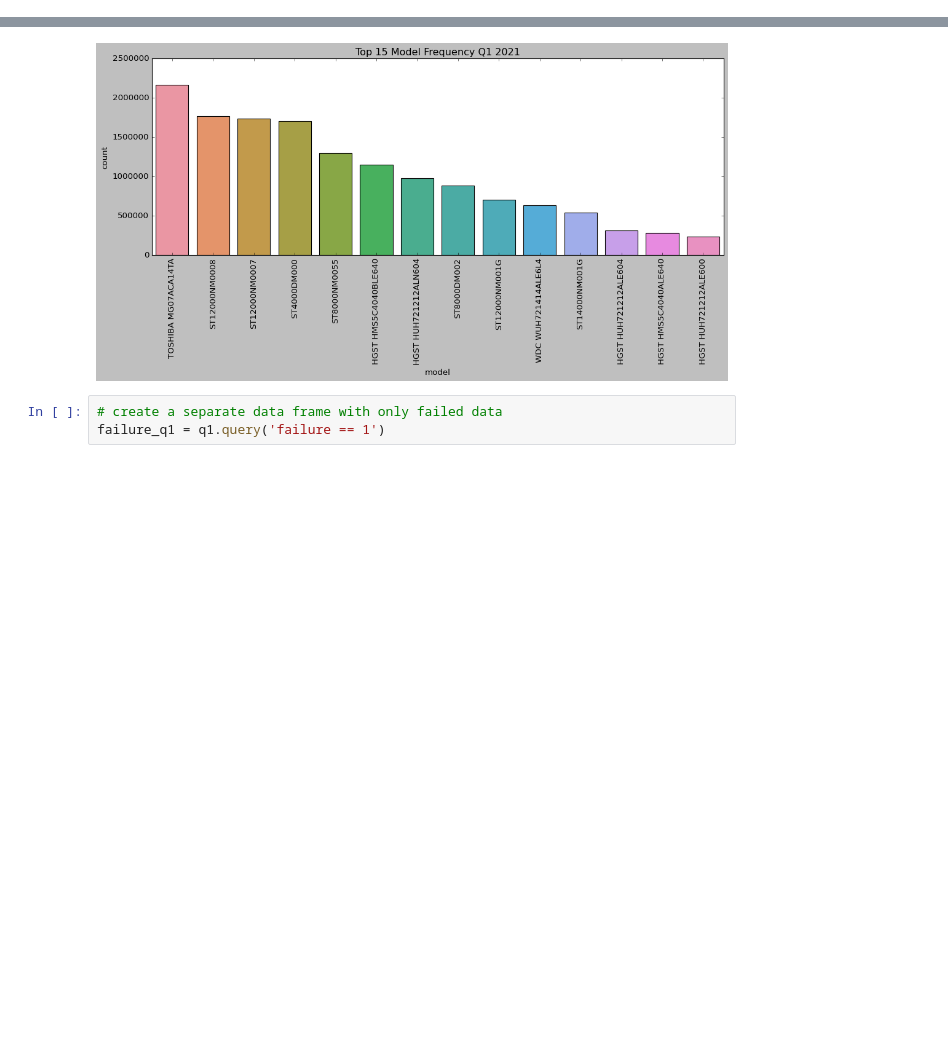
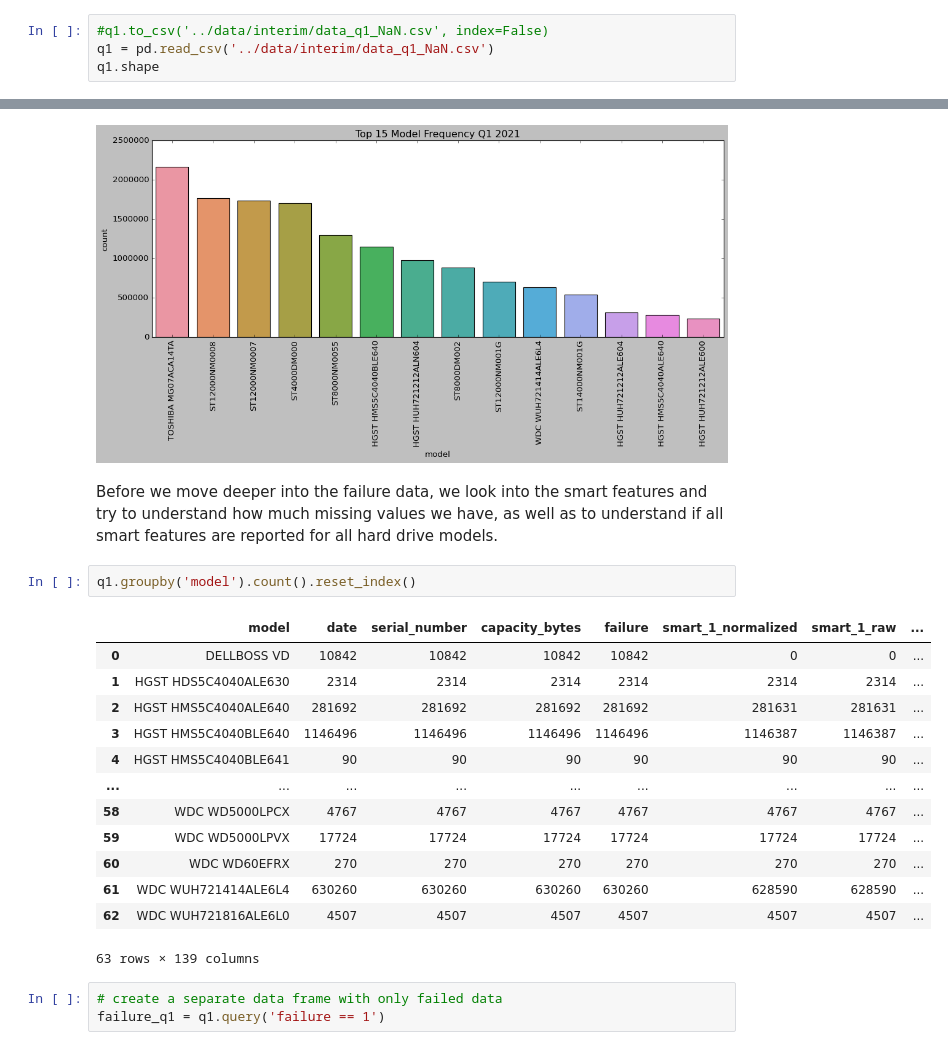
Before and after one commit to wcmphysics/DataScienceBootcamp-Capstone, a Jupyter notebook: notebooks/daniela_eda.ipynb, the cells around one changed output, grey strips where cells are left out. Drawn from its saved outputs; the diff is of its cells as text; blank space fills up the shorter version.

```diff
--- a/notebooks/daniela_eda.ipynb
+++ b/notebooks/daniela_eda.ipynb
@@ -199,0 +182,4 @@ q1.groupby('model').count()
+# %%
+#q1.to_csv('../data/interim/data_q1_NaN.csv', index=False)
+q1 = pd.read_csv('../data/interim/data_q1_NaN.csv')
+q1.shape
@@ -221,6 +209,24 @@ g.set_xticklabels(g.get_xticklabels(), rotation=90)
 g.set_title('Top 15 Model Frequency Q1 2021');
 # %% [output]
 [figure]
+# %% [markdown]
+Before we move deeper into the failure data, we look into the smart features and try to understand how much missing values we have, as well as to understand if all smart features are reported for all hard drive models.
+# %%
+q1.groupby('model').count().reset_index()
+# %% [output]
+|  | model | date | serial_number | capacity_bytes | failure | smart_1_normalized | smart_1_raw | ... |
+| 0 | DELLBOSS VD | 10842 | 10842 | 10842 | 10842 | 0 | 0 | ... |
+| 1 | HGST HDS5C4040ALE630 | 2314 | 2314 | 2314 | 2314 | 2314 | 2314 | ... |
+| 2 | HGST HMS5C4040ALE640 | 281692 | 281692 | 281692 | 281692 | 281631 | 281631 | ... |
+| 3 | HGST HMS5C4040BLE640 | 1146496 | 1146496 | 1146496 | 1146496 | 1146387 | 1146387 | ... |
+| 4 | HGST HMS5C4040BLE641 | 90 | 90 | 90 | 90 | 90 | 90 | ... |
+| ... | ... | ... | ... | ... | ... | ... | ... | ... |
+| 58 | WDC WD5000LPCX | 4767 | 4767 | 4767 | 4767 | 4767 | 4767 | ... |
+| 59 | WDC WD5000LPVX | 17724 | 17724 | 17724 | 17724 | 17724 | 17724 | ... |
+| 60 | WDC WD60EFRX | 270 | 270 | 270 | 270 | 270 | 270 | ... |
+| 61 | WDC WUH721414ALE6L4 | 630260 | 630260 | 630260 | 630260 | 628590 | 628590 | ... |
+| 62 | WDC WUH721816ALE6L0 | 4507 | 4507 | 4507 | 4507 | 4507 | 4507 | ... |
+63 rows × 139 columns
 # %%
 # create a separate data frame with only failed data
 failure_q1 = q1.query('failure == 1')
```
Also changed, not shown: parts of 15 cells of this notebook, 1 other file.
